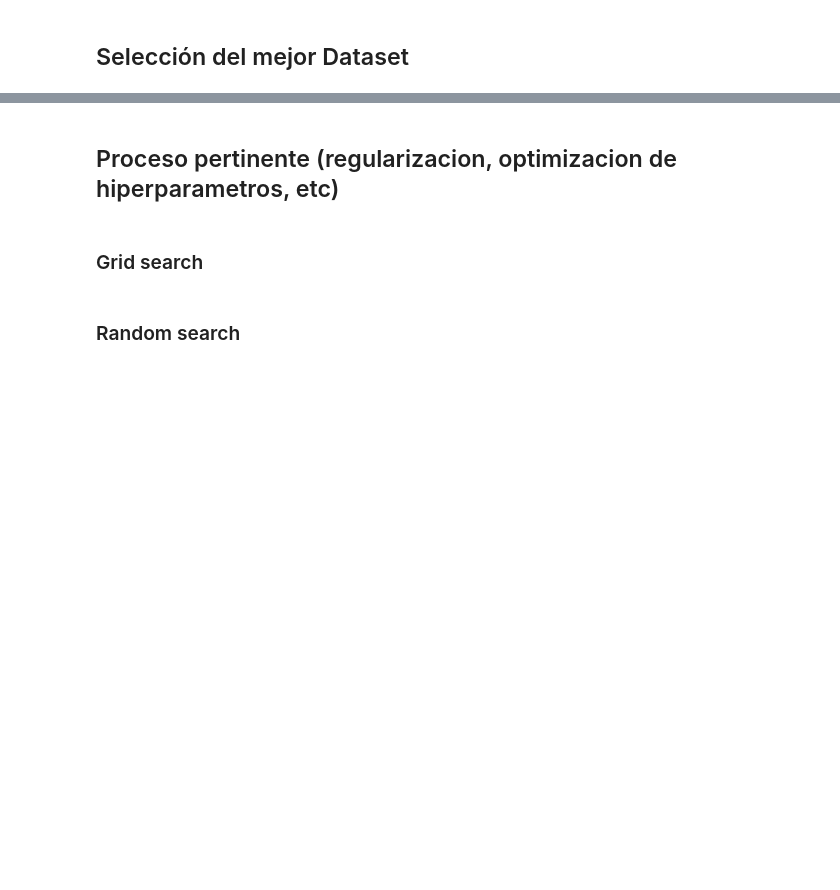
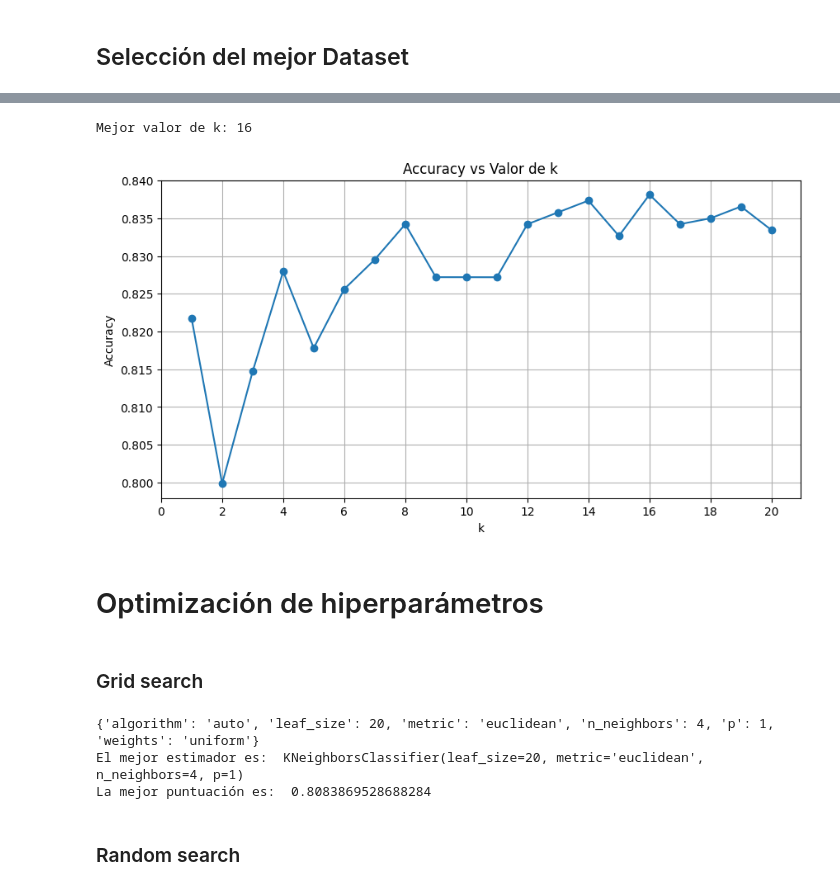
Before and after one commit to 4GeeksAcademy/K-nearest-neighbours-pabloramcos, a Jupyter notebook: src/exploreML.ipynb, the cells around one changed output, grey strips where cells are left out. Cells and saved outputs as stored; diff of their text form; code cells hidden in the pictures; blank space fills up the shorter version.

```diff
--- a/src/exploreML.ipynb
+++ b/src/exploreML.ipynb
@@ -62,0 +96,10 @@ fig.show()
+# %%
+model = KNeighborsClassifier(n_neighbors=5) #ML class
+model.fit(dataset, y_train)
+y_pred = model.predict(datasets[best_index])
+metric1 = accuracy_score(y_train, y_pred)
+metric2 = confusion_matrix(y_train, y_pred)
+metric3 = classification_report(y_train, y_pred, zero_division=0)
+print(f"accuracy: {metric1}\n")
+print(f"Confusion matrix: \n {metric2}\n")
+print(f"Classification report: \n {metric3}")
@@ -63,2 +128,28 @@ fig.show()
+# %%
+acc_por_valor_k_=[]
+k_range = range(1, 21)
+k_range_grafico = range(0, 22, 2)
+
+for k in range(1, 21):
+    model = KNeighborsClassifier(n_neighbors=k)
+    metric = cross_val_score(model, dataset, y_train, cv = 5)
+
+    acc_por_valor_k_.append(metric.mean())
+
+
+best_k = k_range[acc_por_valor_k_.index(max(acc_por_valor_k_))]
+print(f"Mejor valor de k: {best_k}")
+
+plt.figure(figsize=(10, 5))
+plt.plot(k_range, acc_por_valor_k_, marker='o')
+plt.title("Accuracy vs Valor de k")
+plt.xticks(k_range_grafico)
+plt.xlabel("k")
+plt.ylabel("Accuracy")
+plt.grid(True)
+plt.show()
+# %% [output]
+Mejor valor de k: 16
+[figure, added]
 # %% [markdown]
-## Proceso pertinente (regularizacion, optimizacion de hiperparametros, etc)
+# Optimización de hiperparámetros
@@ -65,12 +165,16 @@ fig.show()
 # %% [markdown]
 ### Grid search
 # %%
-grid = GridSearchCV(LinearRegression(random_state=10), params, scoring="accuracy", verbose = 1)
+grid = GridSearchCV(KNeighborsClassifier(), params, scoring="f1_weighted", cv = 5, n_jobs = -1)
 grid.fit(datasets[best_index], y_train)
 print(grid.best_params_)
 best_model = grid.best_estimator_
 print("El mejor estimador es: ", best_model)
 print("La mejor puntuación es: ", grid.best_score_)
+# %% [output]
+{'algorithm': 'auto', 'leaf_size': 20, 'metric': 'euclidean', 'n_neighbors': 4, 'p': 1, 'weights': 'uniform'}
+El mejor estimador es:  KNeighborsClassifier(leaf_size=20, metric='euclidean', n_neighbors=4, p=1)
+La mejor puntuación es:  0.8083869528688284
 # %% [markdown]
 ### Random search
 # %%
```
Also changed, not shown: parts of 12 cells of this notebook, 16 other files.
